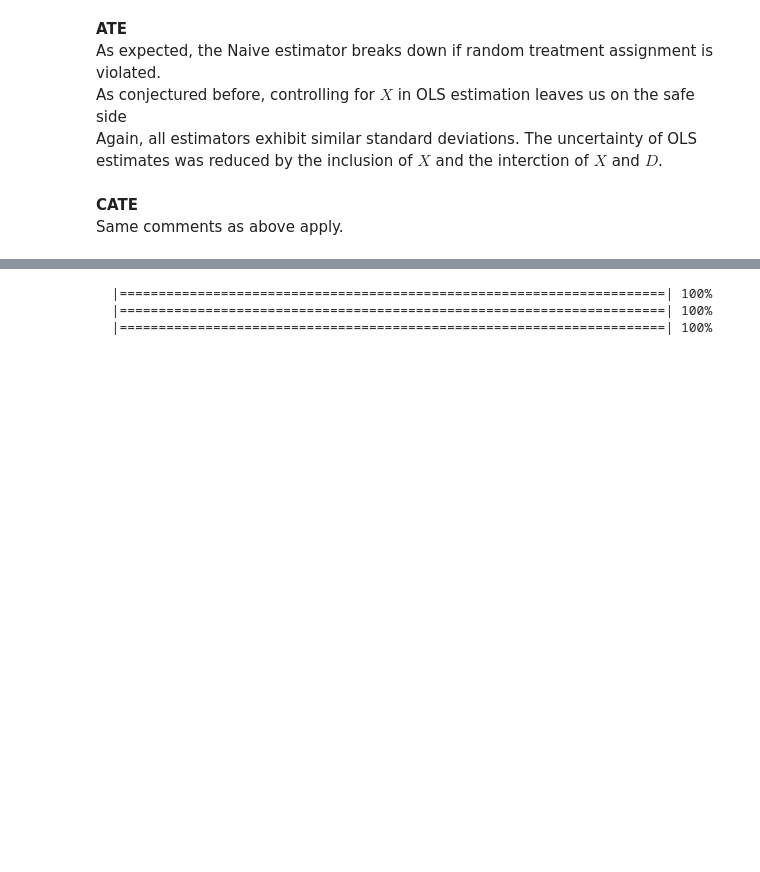
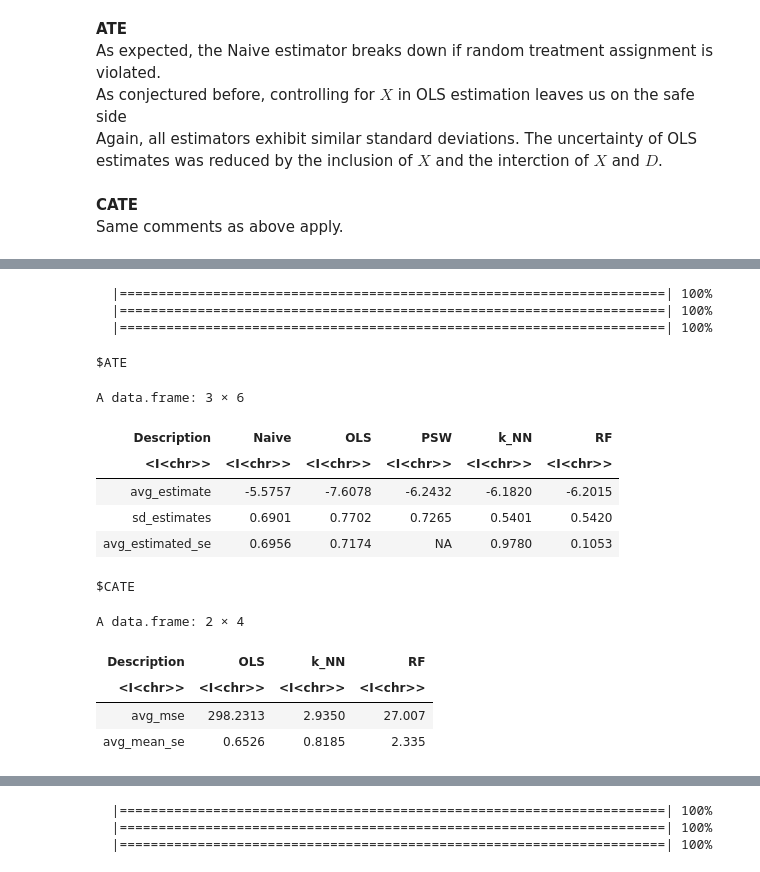
Before and after one commit to timmens/student-project-timmens, a Jupyter notebook: Simulation_Study/simulation_study.ipynb, the cells around one changed output, grey strips where cells are left out. Cells and saved outputs as stored; diff of their text form; code cells hidden in the pictures; blank space fills up the shorter version.

```diff
--- a/Simulation_Study/simulation_study.ipynb
+++ b/Simulation_Study/simulation_study.ipynb
@@ -615,0 +737,25 @@ One may wonder whether these results are sensitive to the choice of $\zeta(x)$ f
+# %%
+create_output_table(n = 1000, N = 500, B = 500, k = 1, kC = 20, num_trees = 100,
+                           het_linear = FALSE, random_assignment = FALSE,
+                           non_linearY = TRUE, non_linearD = FALSE,
+                           method_ols = "full",
+                           knn_se5 = TRUE, ols_se5 = TRUE, C_ols_se5 = TRUE,
+                           C_knn_se5 = TRUE, boot5 = FALSE,
+                           para = FALSE)
+# %% [output]
+  |======================================================================| 100%
+  |======================================================================| 100%
+  |======================================================================| 100%
+$ATE
+A data.frame: 3 × 6
+| Description | Naive | OLS | PSW | k_NN | RF |
+| <I<chr>> | <I<chr>> | <I<chr>> | <I<chr>> | <I<chr>> | <I<chr>> |
+| avg_estimate | -5.5757 | -7.6078 | -6.2432 | -6.1820 | -6.2015 |
+| sd_estimates | 0.6901 | 0.7702 | 0.7265 | 0.5401 | 0.5420 |
+| avg_estimated_se | 0.6956 | 0.7174 | NA | 0.9780 | 0.1053 |
+$CATE
+A data.frame: 2 × 4
+| Description | OLS | k_NN | RF |
+| <I<chr>> | <I<chr>> | <I<chr>> | <I<chr>> |
+| avg_mse | 298.2313 | 2.9350 | 27.007 |
+| avg_mean_se | 0.6526 | 0.8185 | 2.335 |
```
Also changed, not shown: parts of 26 cells of this notebook, 6 other files.
